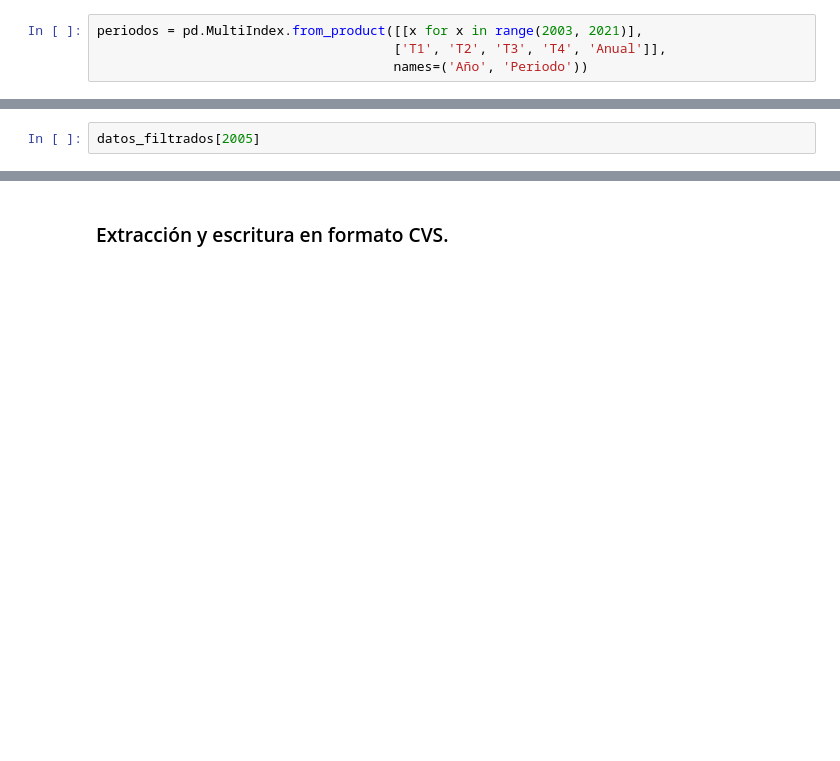
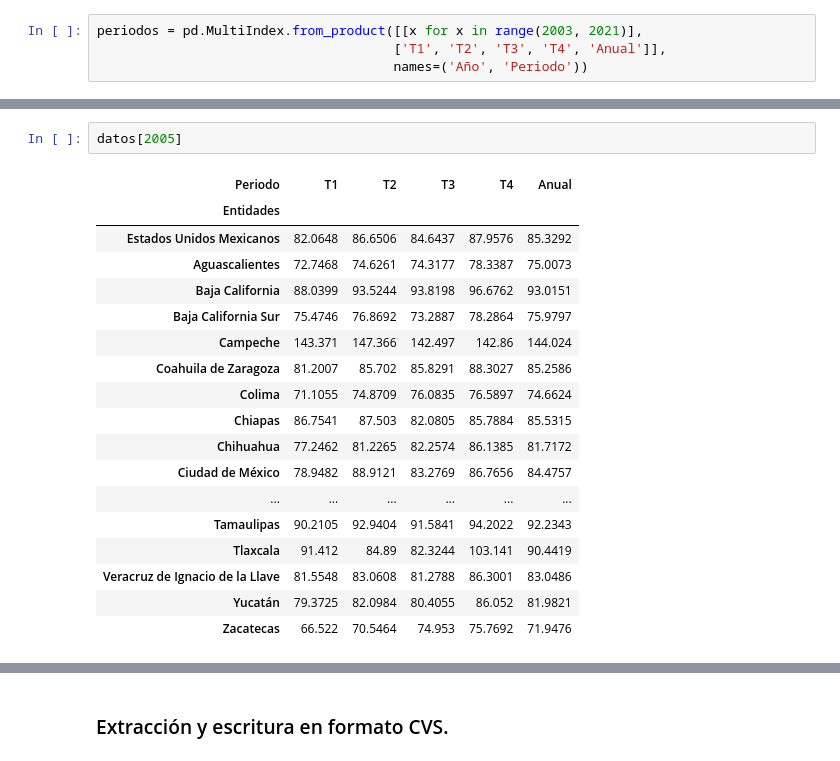
Before and after one commit to PythonistaMX/py311, a Jupyter notebook: 15_extraccion_y_almacenamiento.ipynb, the cells around one changed output, grey strips where cells are left out. Saved outputs shown, nothing was run; the diff lists cells and outputs as text; blank space fills up the shorter version.

```diff
--- a/15_extraccion_y_almacenamiento.ipynb
+++ b/15_extraccion_y_almacenamiento.ipynb
@@ -113,3 +288,22 @@ datos_filtrados
 # %%
-datos_filtrados[2005]
+datos[2005]
+# %% [output]
+| Periodo | T1 | T2 | T3 | T4 | Anual |
+| Entidades |  |  |  |  |  |
+| Estados Unidos Mexicanos | 82.0648 | 86.6506 | 84.6437 | 87.9576 | 85.3292 |
+| Aguascalientes | 72.7468 | 74.6261 | 74.3177 | 78.3387 | 75.0073 |
+| Baja California | 88.0399 | 93.5244 | 93.8198 | 96.6762 | 93.0151 |
+| Baja California Sur | 75.4746 | 76.8692 | 73.2887 | 78.2864 | 75.9797 |
+| Campeche | 143.371 | 147.366 | 142.497 | 142.86 | 144.024 |
+| Coahuila de Zaragoza | 81.2007 | 85.702 | 85.8291 | 88.3027 | 85.2586 |
+| Colima | 71.1055 | 74.8709 | 76.0835 | 76.5897 | 74.6624 |
+| Chiapas | 86.7541 | 87.503 | 82.0805 | 85.7884 | 85.5315 |
+| Chihuahua | 77.2462 | 81.2265 | 82.2574 | 86.1385 | 81.7172 |
+| Ciudad de México | 78.9482 | 88.9121 | 83.2769 | 86.7656 | 84.4757 |
+| ... | ... | ... | ... | ... | ... |
+| Tamaulipas | 90.2105 | 92.9404 | 91.5841 | 94.2022 | 92.2343 |
+| Tlaxcala | 91.412 | 84.89 | 82.3244 | 103.141 | 90.4419 |
+| Veracruz de Ignacio de la Llave | 81.5548 | 83.0608 | 81.2788 | 86.3001 | 83.0486 |
+| Yucatán | 79.3725 | 82.0984 | 80.4055 | 86.052 | 81.9821 |
+| Zacatecas | 66.522 | 70.5464 | 74.953 | 75.7692 | 71.9476 |
 # %%
```
Also changed, not shown: parts of 25 cells of this notebook, 7 other files.
